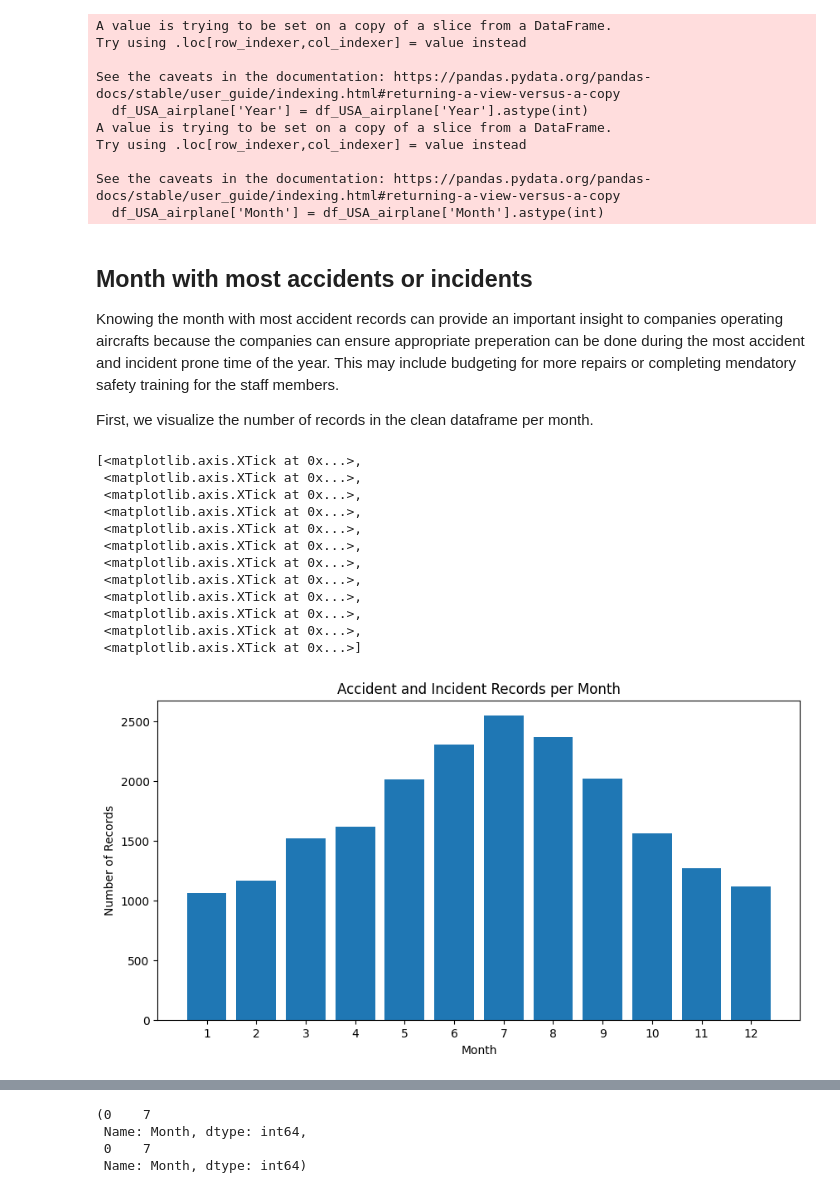
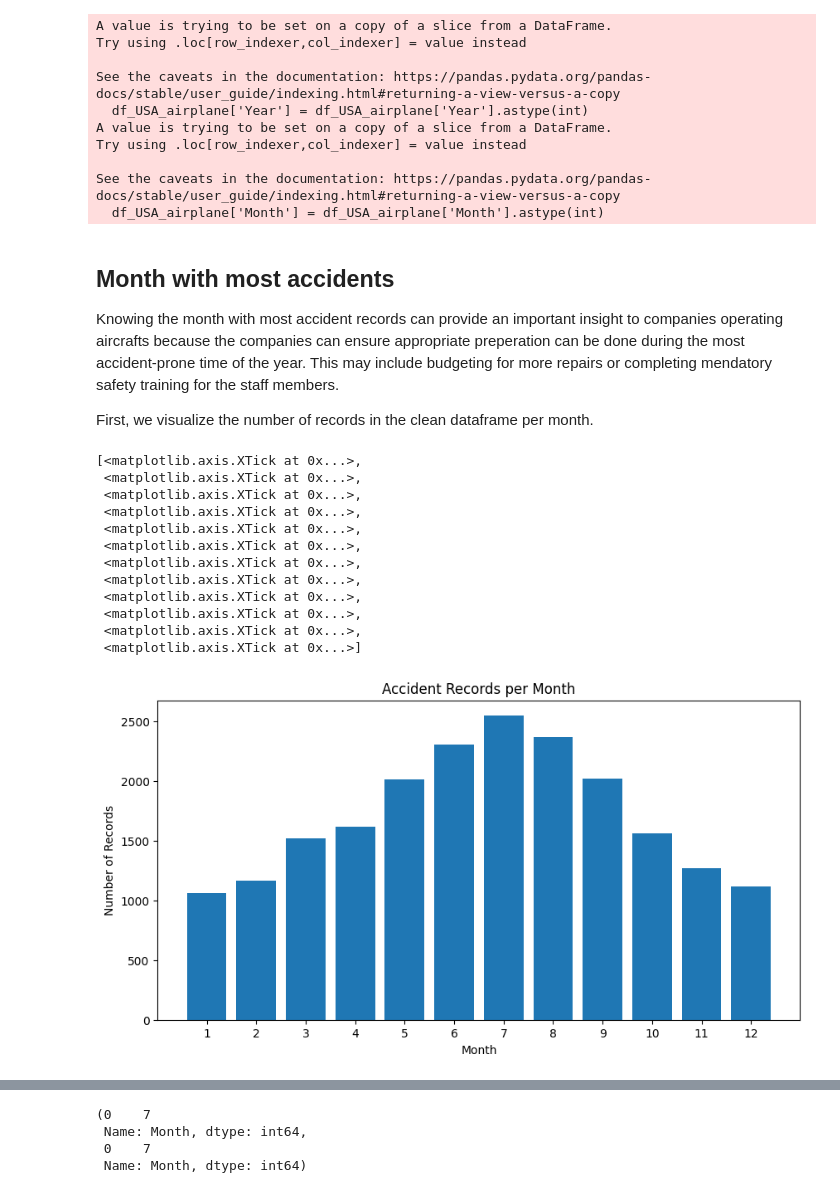
Before and after one commit to smharris312/Aviation_Risk_Project, a Jupyter notebook: Aviation_Risk_Analysis.ipynb, the cells around one changed output, grey strips where cells are left out. Cells and saved outputs as stored; diff of their text form; code cells hidden in the pictures.

```diff
--- a/Aviation_Risk_Analysis.ipynb
+++ b/Aviation_Risk_Analysis.ipynb
@@ -337,36 +337,36 @@ Try using .loc[row_indexer,col_indexer] = value instead
 See the caveats in the documentation: https://pandas.pydata.org/pandas-docs/stable/user_guide/indexing.html#returning-a-view-versus-a-copy
   df_USA_airplane['Month'] = df_USA_airplane['Month'].astype(int)
 # %% [markdown]
-## Month with most accidents or incidents
+## Month with most accidents
 
-Knowing the month with most accident records can provide an important insight to companies operating aircrafts because the companies can ensure appropriate preperation can be done during the most accident and incident prone time of the year. This may include budgeting for more repairs or completing mendatory safety training for the staff members.
+Knowing the month with most accident records can provide an important insight to companies operating aircrafts because the companies can ensure appropriate preperation can be done during the most accident-prone time of the year. This may include budgeting for more repairs or completing mendatory safety training for the staff members.
 
 First, we visualize the number of records in the clean dataframe per month.
 # %%
 # Bar graph of the number of records per month
 x = df_USA_airplane['Month'].value_counts().sort_index().index
 y = df_USA_airplane['Month'].value_counts().sort_index().values
 
 fig, ax = plt.subplots(figsize=(10,5))
 ax.bar(x, y)
-ax.set_title('Accident and Incident Records per Month')
+ax.set_title('Accident Records per Month')
 ax.set_xlabel('Month')
 ax.set_ylabel('Number of Records')
 ax.set_xticks(range(1,13))
 # %% [output]
 [<matplotlib.axis.XTick at 0x...>,
  <matplotlib.axis.XTick at 0x...>,
  <matplotlib.axis.XTick at 0x...>,
  <matplotlib.axis.XTick at 0x...>,
  <matplotlib.axis.XTick at 0x...>,
  <matplotlib.axis.XTick at 0x...>,
  <matplotlib.axis.XTick at 0x...>,
  <matplotlib.axis.XTick at 0x...>,
  <matplotlib.axis.XTick at 0x...>,
  <matplotlib.axis.XTick at 0x...>,
  <matplotlib.axis.XTick at 0x...>,
  <matplotlib.axis.XTick at 0x...>]
-[figure, old version]
+[figure, new version]
 # %%
 # Bar graph again, but focusing on the most recent 10 years
 df_recent = df_USA_airplane.loc[df_USA_airplane['Year'] >= 2013]
```
Also changed, not shown: parts of 1 cell of this notebook.
